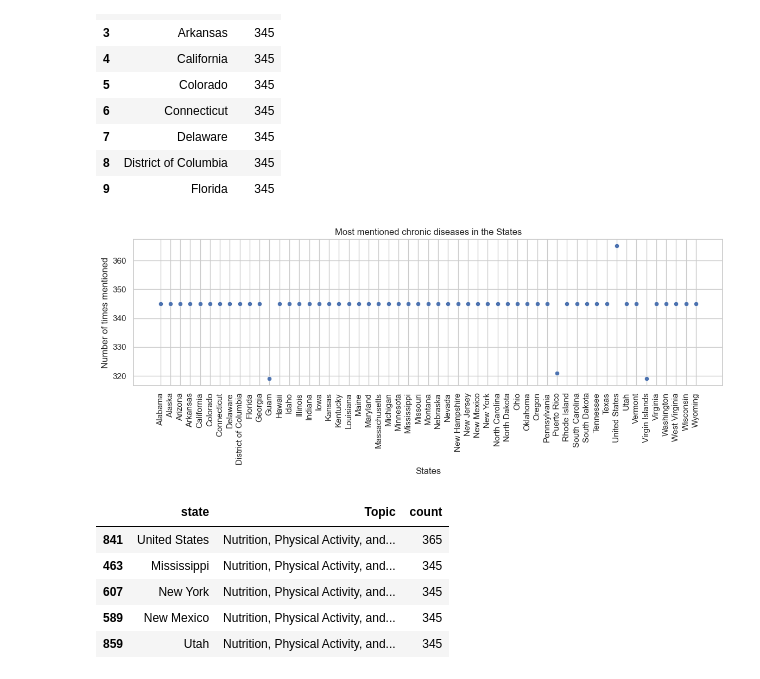
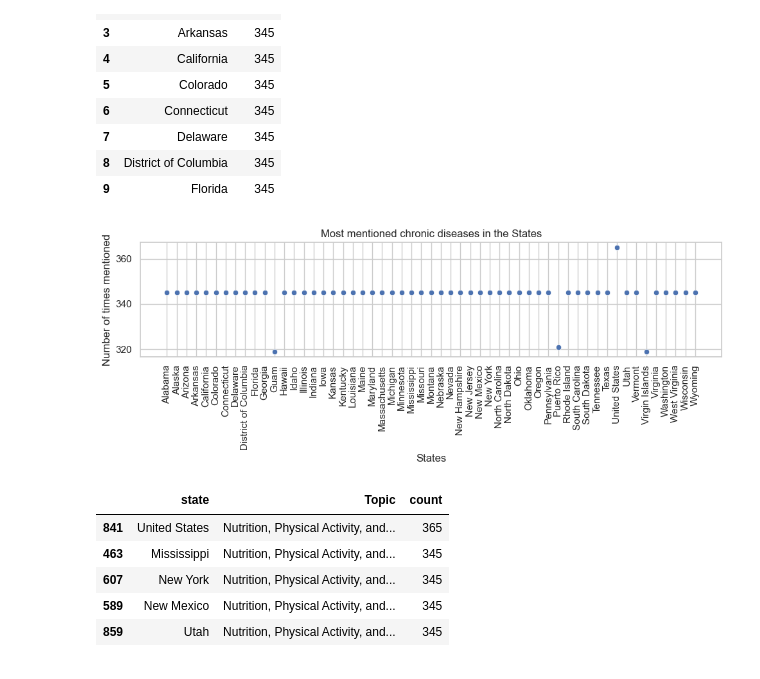
Before and after one commit to Nathan-Savage/chronic_diseases_project, a Jupyter notebook: chronic_diseases.ipynb, the cells around one changed output. Saved outputs shown, nothing was run; the diff lists cells and outputs as text; code cells hidden in the pictures.

Commit message:
uploading my charts

```diff
--- a/chronic_diseases.ipynb
+++ b/chronic_diseases.ipynb
@@ -381,16 +381,18 @@ max_counts.head(10)
 | 8 | District of Columbia | 345 |
 | 9 | Florida | 345 |
 # %%
-plt.figure(figsize=(14, 3.5))
+plt.figure(figsize=(10, 4))
 sns.scatterplot(x='state', y='count', data=max_counts)
 plt.xticks(rotation=90)
 
 plt.xlabel('States')
 plt.ylabel('Number of times mentioned')
 plt.title('Most mentioned chronic diseases in the States')
+plt.tight_layout()
 plt.savefig("images/Most mentioned chronic diseases in the States.png")
+plt.show()
 # %% [output]
-[figure, old version]
+[figure, new version]
 # %%
 sorted_grouped_counts_df = grouped_counts_df.sort_values(by=['count'], ascending=False, inplace=False)
 sorted_grouped_counts_df.head()
```
Also changed, not shown: parts of 1 cell of this notebook, 2 other files.
